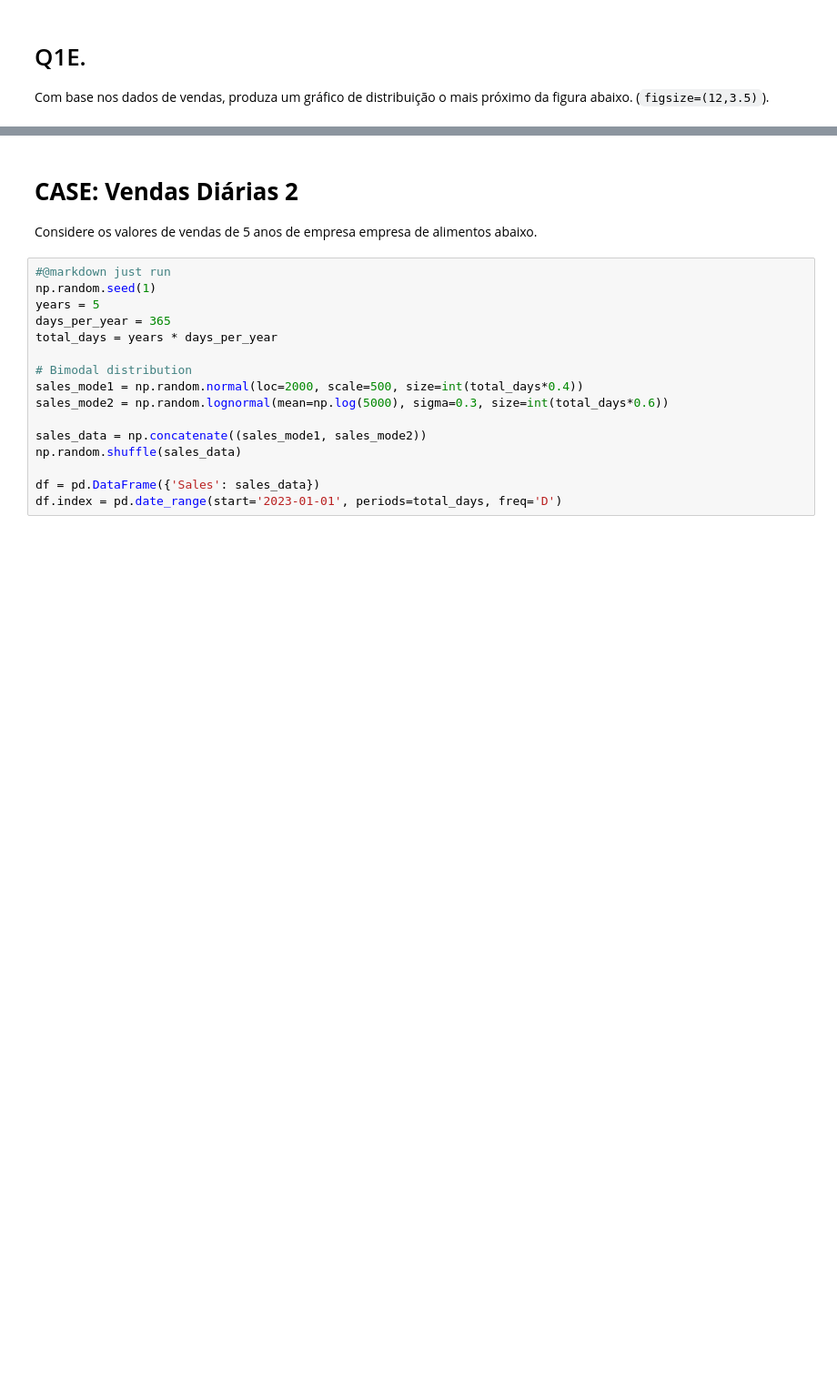
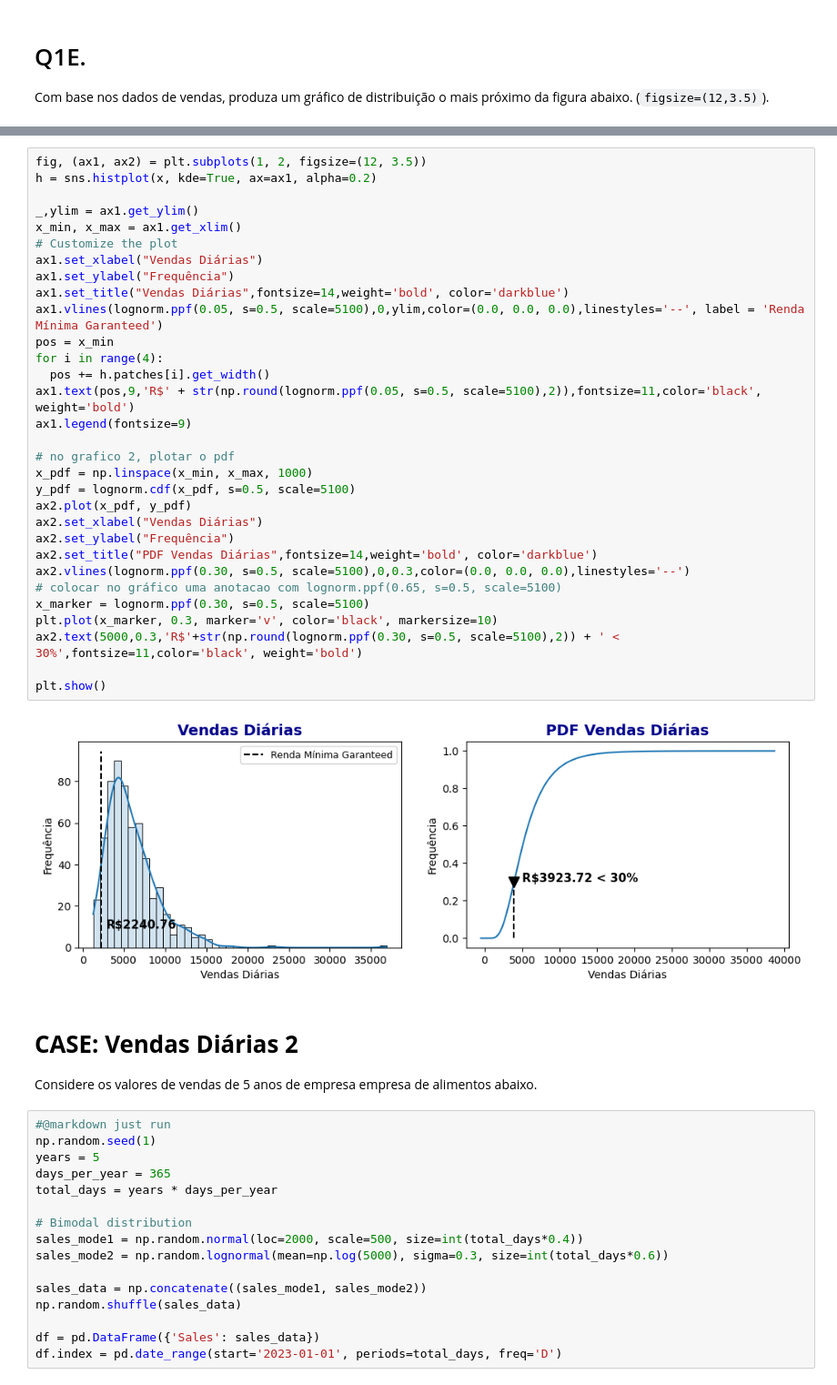
Before and after one commit to PedroMatumoto/data-visualization-notebooks, a Jupyter notebook: IMT_EX_Distribuicao_Vendas.ipynb, the cells around one changed output, grey strips where cells are left out. Shown at 91% size. Saved outputs shown, nothing was run; the diff lists cells and outputs as text; blank space fills up the shorter version.

```diff
--- a/IMT_EX_Distribuicao_Vendas.ipynb
+++ b/IMT_EX_Distribuicao_Vendas.ipynb
@@ -70,3 +105,36 @@ Com base nos dados de vendas, produza um gráfico de distribuição o mais próx
+# %%
+fig, (ax1, ax2) = plt.subplots(1, 2, figsize=(12, 3.5))
+h = sns.histplot(x, kde=True, ax=ax1, alpha=0.2)
+
+_,ylim = ax1.get_ylim()
+x_min, x_max = ax1.get_xlim()
+# Customize the plot
+ax1.set_xlabel("Vendas Diárias")
+ax1.set_ylabel("Frequência")
+ax1.set_title("Vendas Diárias",fontsize=14,weight='bold', color='darkblue')
+ax1.vlines(lognorm.ppf(0.05, s=0.5, scale=5100),0,ylim,color=(0.0, 0.0, 0.0),linestyles='--', label = 'Renda Mínima Garanteed')
+pos = x_min
+for i in range(4):
+  pos += h.patches[i].get_width()
+ax1.text(pos,9,'R$' + str(np.round(lognorm.ppf(0.05, s=0.5, scale=5100),2)),fontsize=11,color='black', weight='bold')
+ax1.legend(fontsize=9)
+
+# no grafico 2, plotar o pdf
+x_pdf = np.linspace(x_min, x_max, 1000)
+y_pdf = lognorm.cdf(x_pdf, s=0.5, scale=5100)
+ax2.plot(x_pdf, y_pdf)
+ax2.set_xlabel("Vendas Diárias")
+ax2.set_ylabel("Frequência")
+ax2.set_title("PDF Vendas Diárias",fontsize=14,weight='bold', color='darkblue')
+ax2.vlines(lognorm.ppf(0.30, s=0.5, scale=5100),0,0.3,color=(0.0, 0.0, 0.0),linestyles='--')
+# colocar no gráfico uma anotacao com lognorm.ppf(0.65, s=0.5, scale=5100)
+x_marker = lognorm.ppf(0.30, s=0.5, scale=5100)
+plt.plot(x_marker, 0.3, marker='v', color='black', markersize=10)
+ax2.text(5000,0.3,'R$'+str(np.round(lognorm.ppf(0.30, s=0.5, scale=5100),2)) + ' < 30%',fontsize=11,color='black', weight='bold')
+
+plt.show()
+# %% [output]
+[figure, added]
 # %% [markdown]
 # **CASE: Vendas Diárias 2**
 
```
Also changed, not shown: parts of 11 cells of this notebook.
